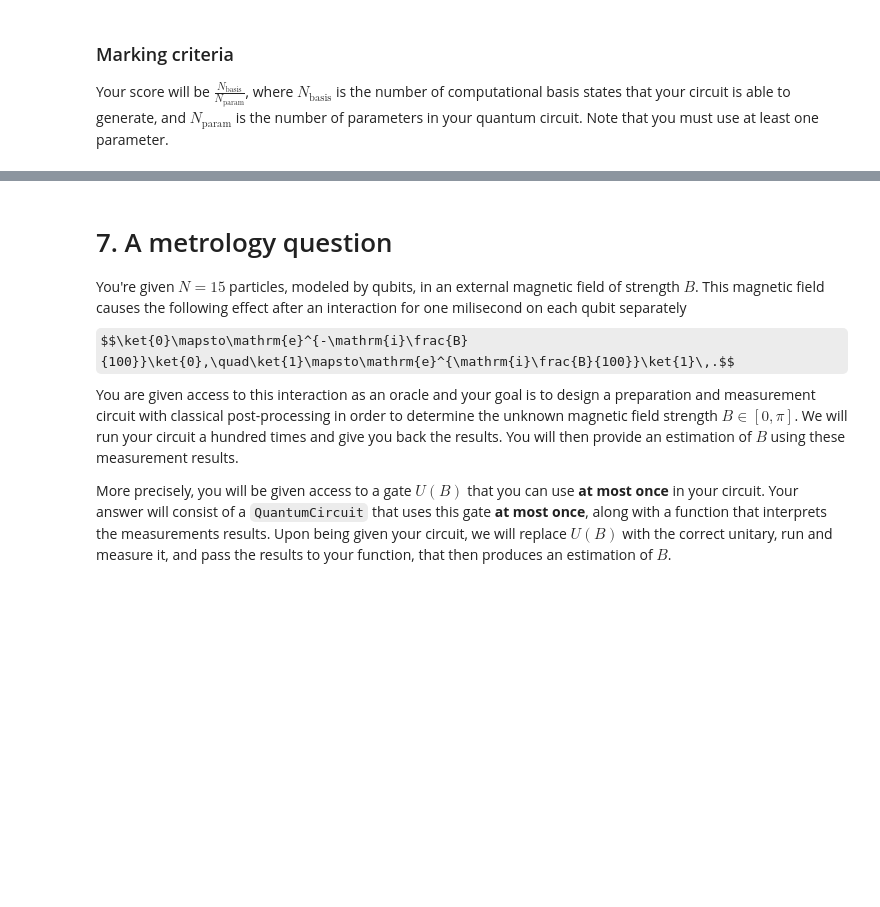
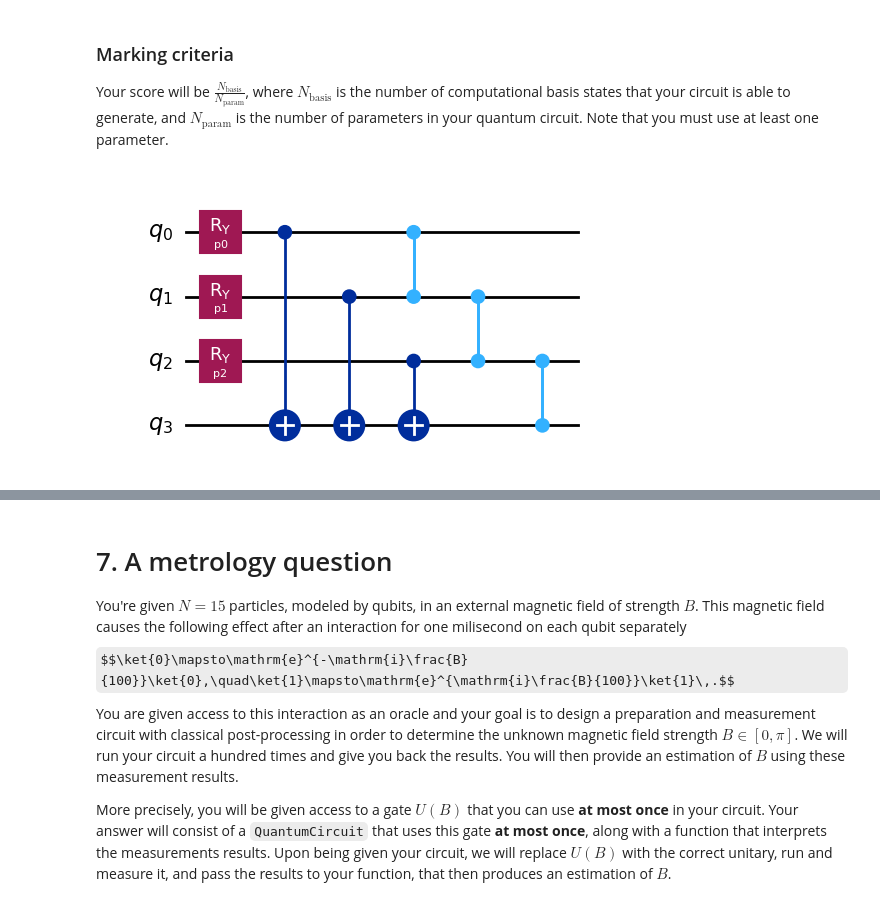
Before and after one commit to chaotiquetaurus/hackaton_interesemestre2, a Jupyter notebook: Sandbox/Question_omar.ipynb, the cells around one changed output, grey strips where cells are left out. Cells and saved outputs as stored; diff of their text form; code cells hidden in the pictures; some formulas as TeX source; blank space fills up the shorter version.

```diff
--- a/Sandbox/Question_omar.ipynb
+++ b/Sandbox/Question_omar.ipynb
@@ -496,23 +529,58 @@ answer = {
 ### Marking criteria
 Your score will be $\frac{N_{\text{basis}}}{N_{\text{param}}}$, where $N_\text{basis}$ is the number of computational basis states that your circuit is able to generate, and $N_\text{param}$ is the number of parameters in your quantum circuit. Note that you must use at least one parameter.
 # %%
-from qiskit.circuit import QuantumCircuit, Parameter
+import numpy as np
+from qiskit import QuantumCircuit
+from qiskit.circuit import Parameter
+
+# 3 paramètres seulement
+p0 = Parameter("p0")
+p1 = Parameter("p1")
+p2 = Parameter("p2")
 
 qc = QuantumCircuit(4)
-# YOUR CODE HERE
 
-p1 = Parameter("p1")
-p2 = Parameter("p2")
-qc.rx(p1, 0)
-qc.rx(p2, 1)
+# Paramètres simples
+qc.ry(p0, 0)
+qc.ry(p1, 1)
+qc.ry(p2, 2)
 
-# Note: do not change the name of this variable
+# Propagation et superpositions via CNOT
+qc.cx(0, 3)
+qc.cx(1, 3)
+qc.cx(2, 3)
+
+# Ajouter CZ pour enrichir les phases
+qc.cz(0,1)
+qc.cz(1,2)
+qc.cz(2,3)
+import numpy as np
+
+# Même valeur de paramètres pour tous les bitstrings
+p_val = np.pi / 4
+
 answer = {
-    "0000": {p1: 0.0, p2: 0.0},
-    "0001": {p1: np.pi, p2: 0.0},
-    "0010": {p1: 0.0, p2: np.pi},
-    "0011": {p1: np.pi, p2: np.pi},
+    "0000": {"p0": p_val, "p1": p_val, "p2": p_val},
+    "0001": {"p0": p_val, "p1": p_val, "p2": p_val},
+    "0010": {"p0": p_val, "p1": p_val, "p2": p_val},
+    "0011": {"p0": p_val, "p1": p_val, "p2": p_val},
+    "0100": {"p0": p_val, "p1": p_val, "p2": p_val},
+    "0101": {"p0": p_val, "p1": p_val, "p2": p_val},
+    "0110": {"p0": p_val, "p1": p_val, "p2": p_val},
+    "0111": {"p0": p_val, "p1": p_val, "p2": p_val},
+    "1000": {"p0": p_val, "p1": p_val, "p2": p_val},
+    "1001": {"p0": p_val, "p1": p_val, "p2": p_val},
+    "1010": {"p0": p_val, "p1": p_val, "p2": p_val},
+    "1011": {"p0": p_val, "p1": p_val, "p2": p_val},
+    "1100": {"p0": p_val, "p1": p_val, "p2": p_val},
+    "1101": {"p0": p_val, "p1": p_val, "p2": p_val},
+    "1110": {"p0": p_val, "p1": p_val, "p2": p_val},
+    "1111": {"p0": p_val, "p1": p_val, "p2": p_val},
 }
+
+qc.draw("mpl")
+# %% [output]
+[figure, added]
 # %%
 # SCORING CELL
 
```
Also changed, not shown: parts of 11 cells of this notebook, 1 other file.
